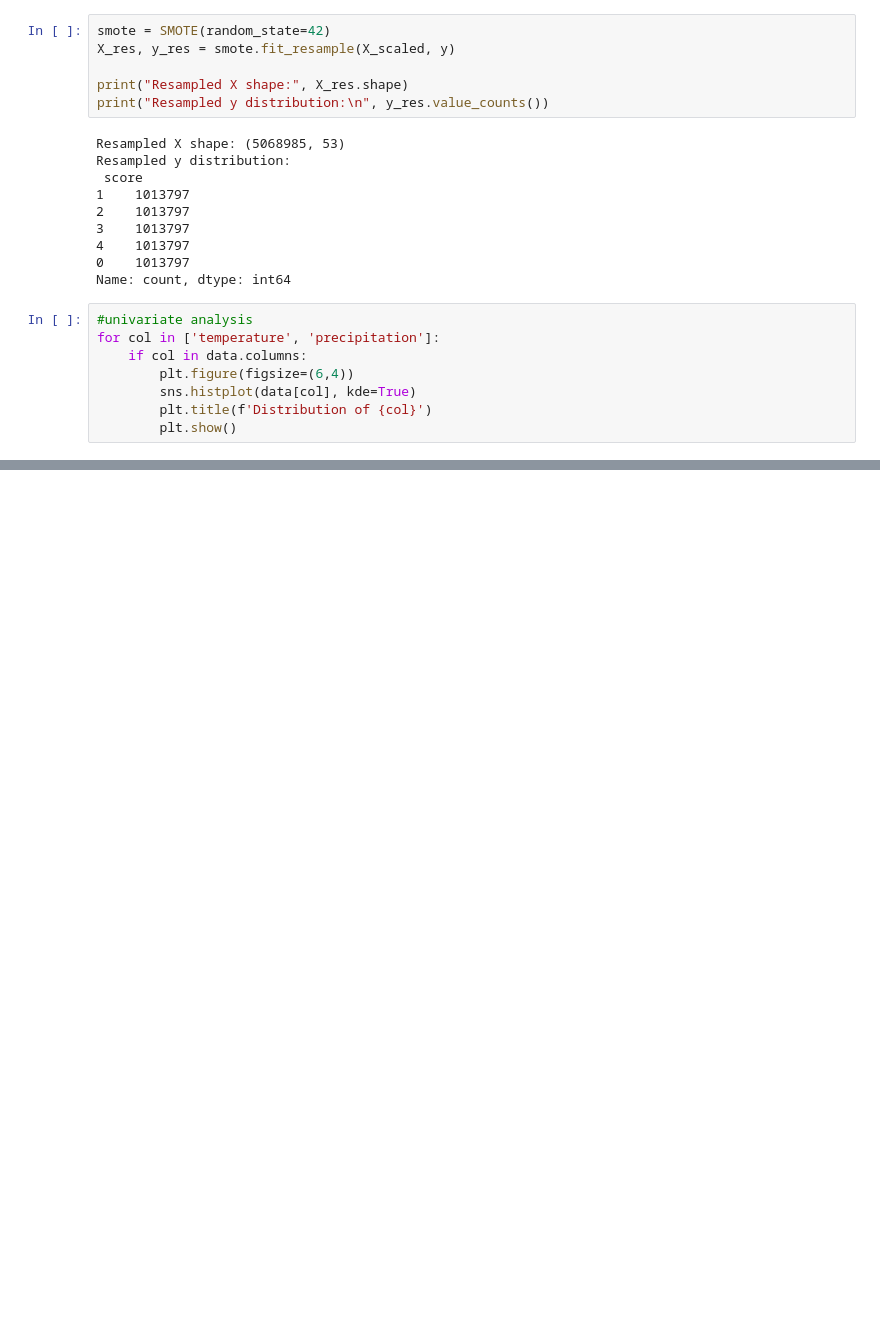
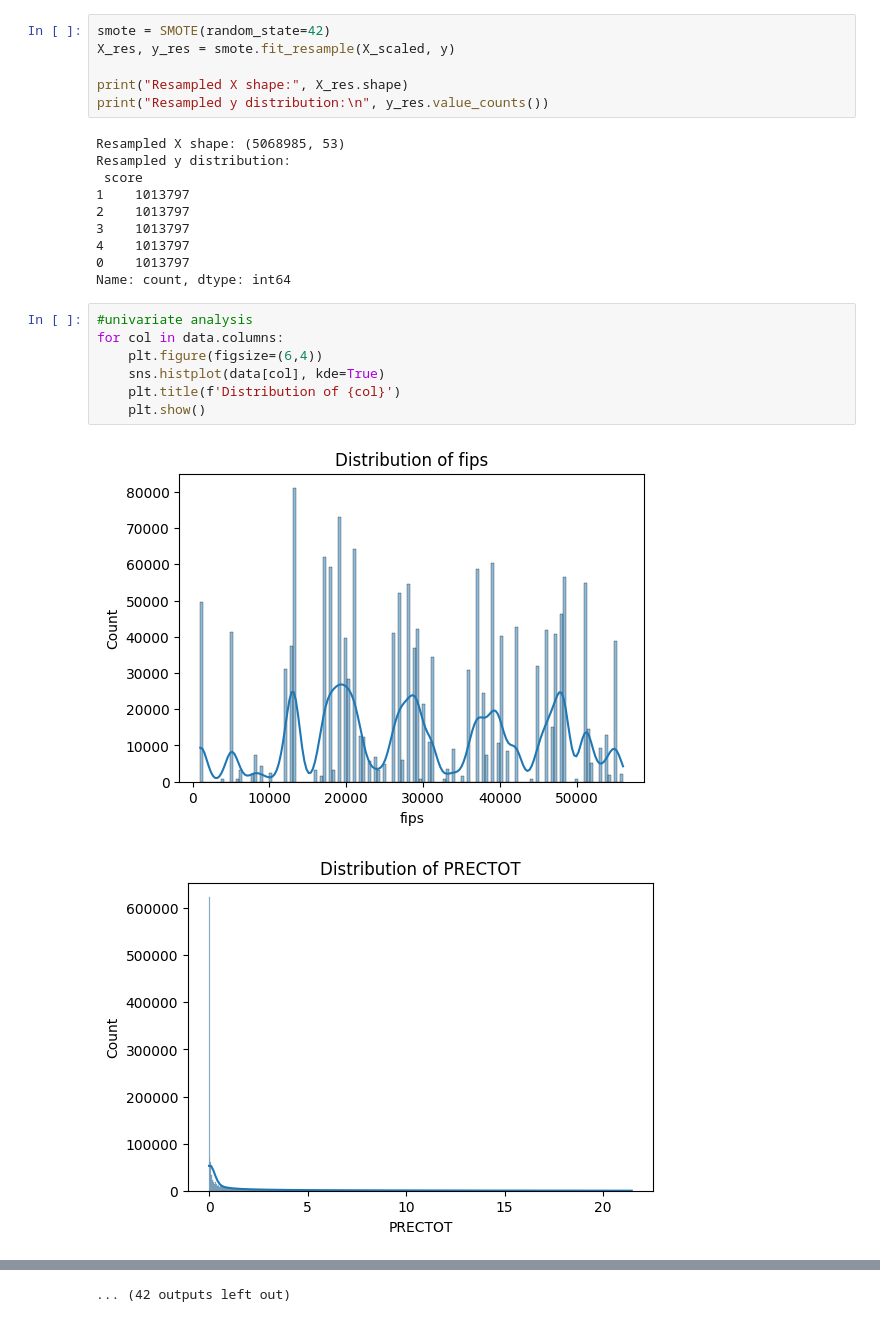
Before and after one commit to aafiaiqbal06/DRAUGHT-DETECTION, a Jupyter notebook: code.ipynb, the cells around one changed output, grey strips where cells are left out. Cells and saved outputs as stored; diff of their text form; blank space fills up the shorter version.

```diff
--- a/code.ipynb
+++ b/code.ipynb
@@ -154,9 +155,11 @@ Resampled y distribution:
 Name: count, dtype: int64
 # %%
 #univariate analysis
-for col in ['temperature', 'precipitation']:
-    if col in data.columns:
-        plt.figure(figsize=(6,4))
-        sns.histplot(data[col], kde=True)
-        plt.title(f'Distribution of {col}')
-        plt.show()
+for col in data.columns:
+    plt.figure(figsize=(6,4))
+    sns.histplot(data[col], kde=True)
+    plt.title(f'Distribution of {col}')
+    plt.show()
+# %% [output]
+[figure, added]
+[figure, added]
@@ -162,0 +176 @@ for col in ['temperature', 'precipitation']:
+... (42 outputs left out)
```
Also changed, not shown: parts of 2 cells of this notebook.
